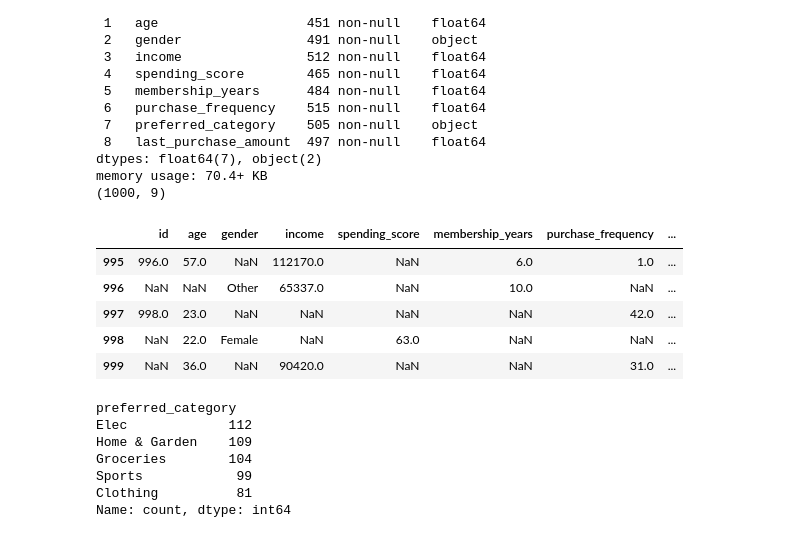
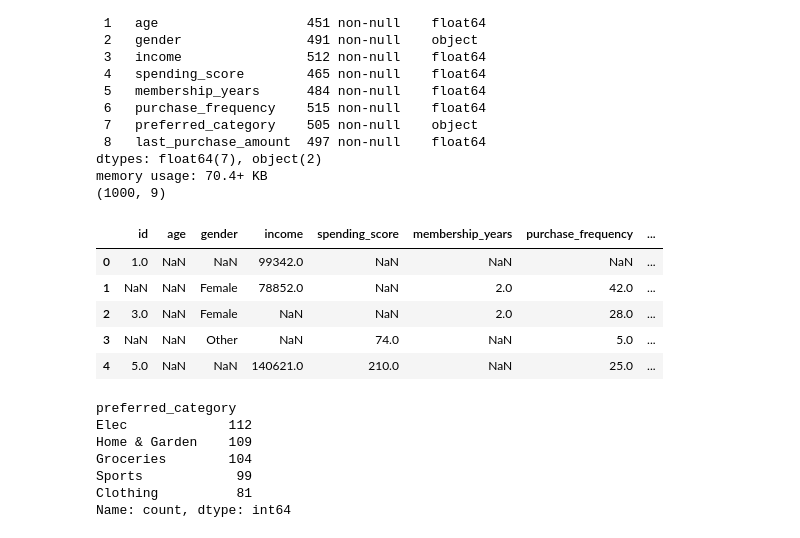
Before and after one commit to JulioRena/marketing_analysis_segmentation, a Jupyter notebook: marketing_analysis.ipynb, the cells around one changed output. Drawn from its saved outputs; the diff is of its cells as text; code cells hidden in the pictures.

```diff
--- a/marketing_analysis.ipynb
+++ b/marketing_analysis.ipynb
@@ -41,14 +41,14 @@ dtypes: float64(7), object(2)
 memory usage: 70.4+ KB
 (1000, 9)
 # %%
-df.tail()
+df.head()
 # %% [output]
 |  | id | age | gender | income | spending_score | membership_years | purchase_frequency | ... |
-| 995 | 996.0 | 57.0 | NaN | 112170.0 | NaN | 6.0 | 1.0 | ... |
-| 996 | NaN | NaN | Other | 65337.0 | NaN | 10.0 | NaN | ... |
-| 997 | 998.0 | 23.0 | NaN | NaN | NaN | NaN | 42.0 | ... |
-| 998 | NaN | 22.0 | Female | NaN | 63.0 | NaN | NaN | ... |
-| 999 | NaN | 36.0 | NaN | 90420.0 | NaN | NaN | 31.0 | ... |
+| 0 | 1.0 | NaN | NaN | 99342.0 | NaN | NaN | NaN | ... |
+| 1 | NaN | NaN | Female | 78852.0 | NaN | 2.0 | 42.0 | ... |
+| 2 | 3.0 | NaN | Female | NaN | NaN | 2.0 | 28.0 | ... |
+| 3 | NaN | NaN | Other | NaN | 74.0 | NaN | 5.0 | ... |
+| 4 | 5.0 | NaN | NaN | 140621.0 | 210.0 | NaN | 25.0 | ... |
 # %%
 df['preferred_category'].value_counts()
 # %% [output]
```
Also changed, not shown: parts of 5 cells of this notebook, 1 other file.
